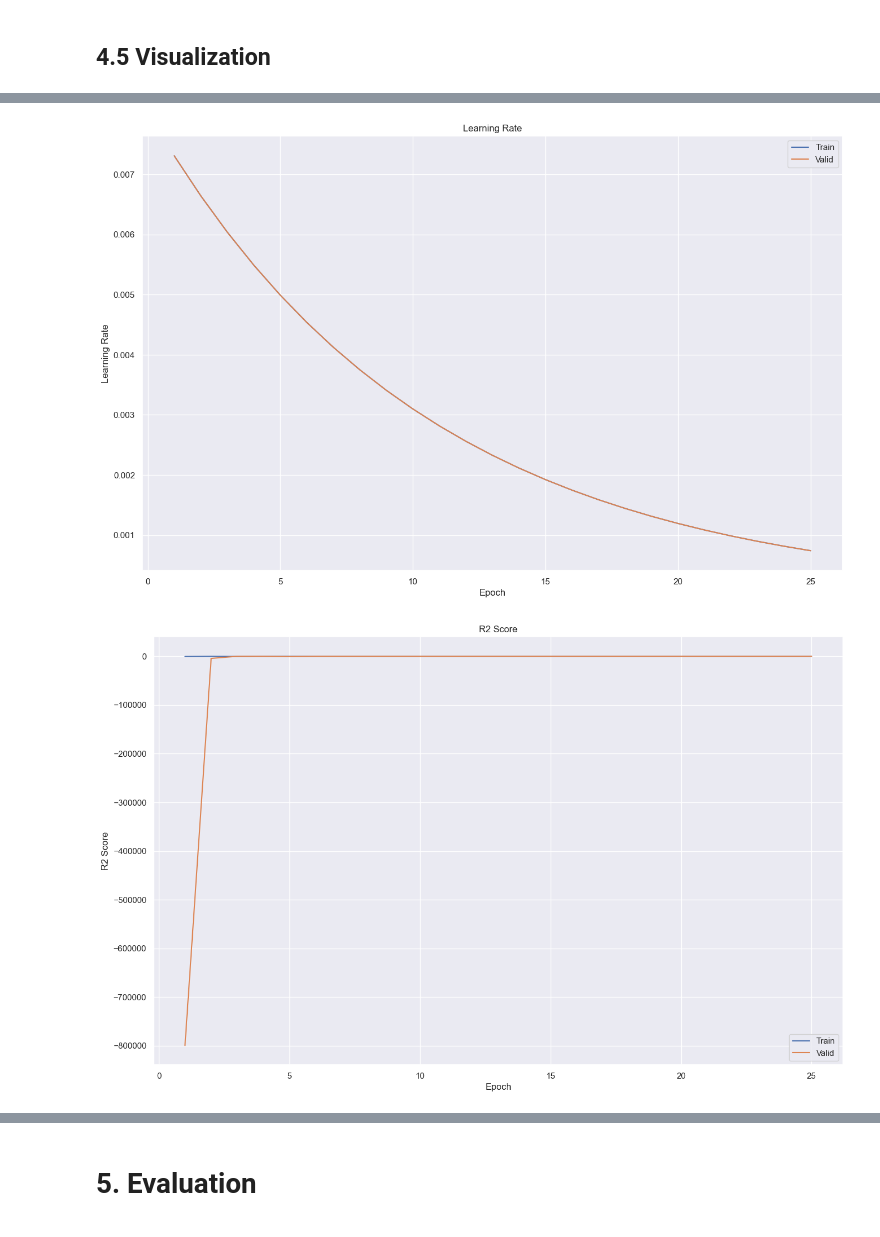
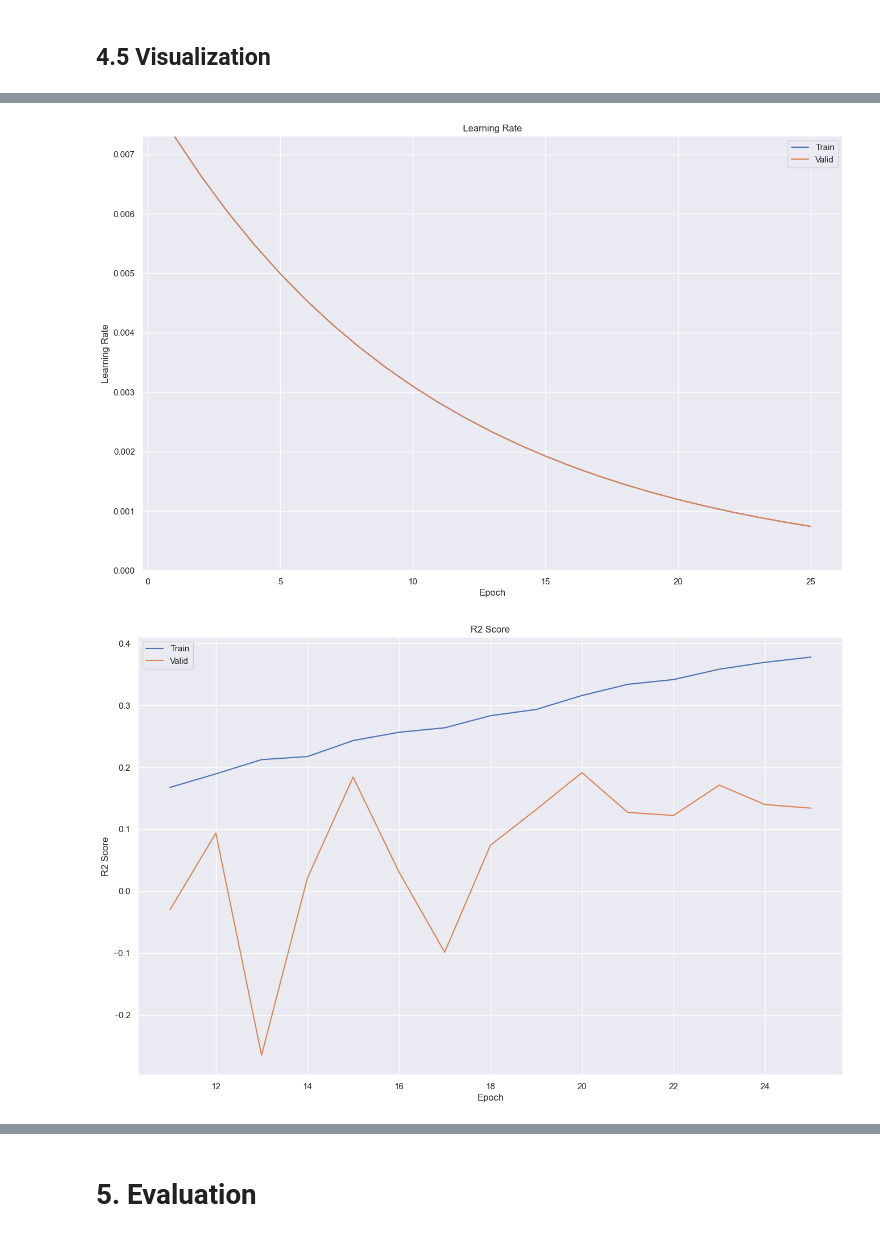
Before and after one commit to up4472/upolanc-thesis, a Jupyter notebook: notebook/nbp07-zrimec.ipynb, the cells around one changed output, grey strips where cells are left out. Saved outputs shown, nothing was run; the diff lists cells and outputs as text; code cells hidden in the pictures.

```diff
--- a/notebook/nbp07-zrimec.ipynb
+++ b/notebook/nbp07-zrimec.ipynb
@@ -603,33 +605,35 @@ cnn_plot.show_lr(
 	report    = report,
 	title     = 'Learning Rate',
 	filename  = os.path.join(OUT_PLOT, model.__name__),
-	limit_bot = None,
-	limit_top = None
+	limit_bot = 0.0,
+	limit_top = CONFIG['optimizer/lr']
 )
 # %% [output]
-[figure, old version]
+[figure, new version]
 # %%
 # Display the training and validation accuracy or r2 curves
 
 if CONFIG['model/mode'] == 'regression' :
 	cnn_plot.show_r2(
-		report    = report,
-		title     = 'R2 Score',
-		filename  = os.path.join(OUT_PLOT, model.__name__),
-		limit_bot = None,
-		limit_top = None
+		report       = report,
+		title        = 'R2 Score',
+		filename     = os.path.join(OUT_PLOT, model.__name__),
+		limit_bot    = None,
+		limit_top    = None,
+		start_index  = 10
 	)
 
 if CONFIG['model/mode'] == 'classification' :
 	cnn_plot.show_accuracy(
-		report    = report,
-		title     = 'Accuracy',
-		filename  = os.path.join(OUT_PLOT, model.__name__),
-		limit_bot = None,
-		limit_top = None
+		report       = report,
+		title        = 'Accuracy',
+		filename     = os.path.join(OUT_PLOT, model.__name__),
+		limit_bot    = None,
+		limit_top    = None,
+		start_index  = 10
 	)
 # %% [output]
-[figure, old version]
+[figure, new version]
 # %%
 # Display the training metrics per batch
 
```
Also changed, not shown: parts of 19 cells of this notebook, 5 other files.
